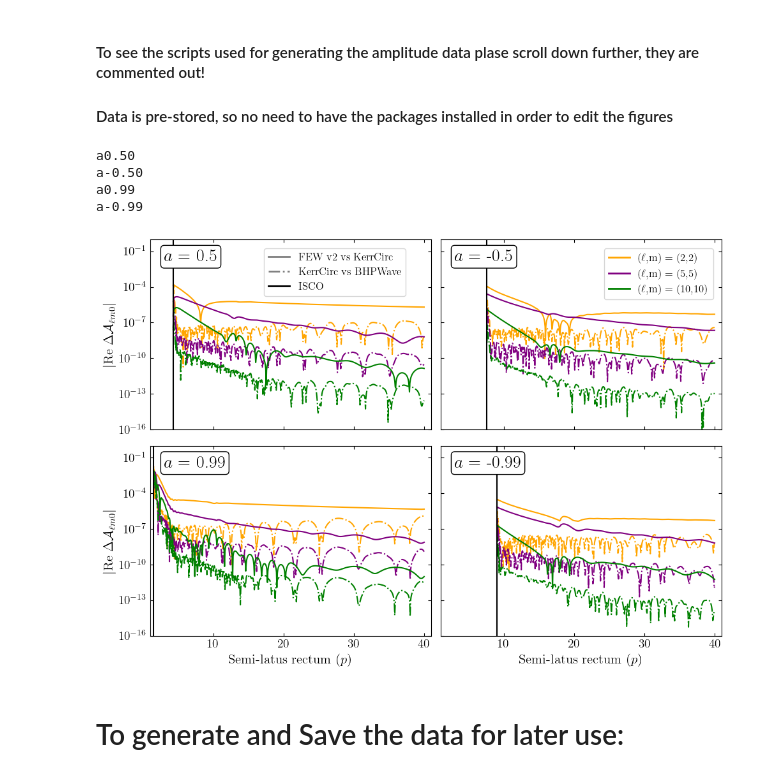
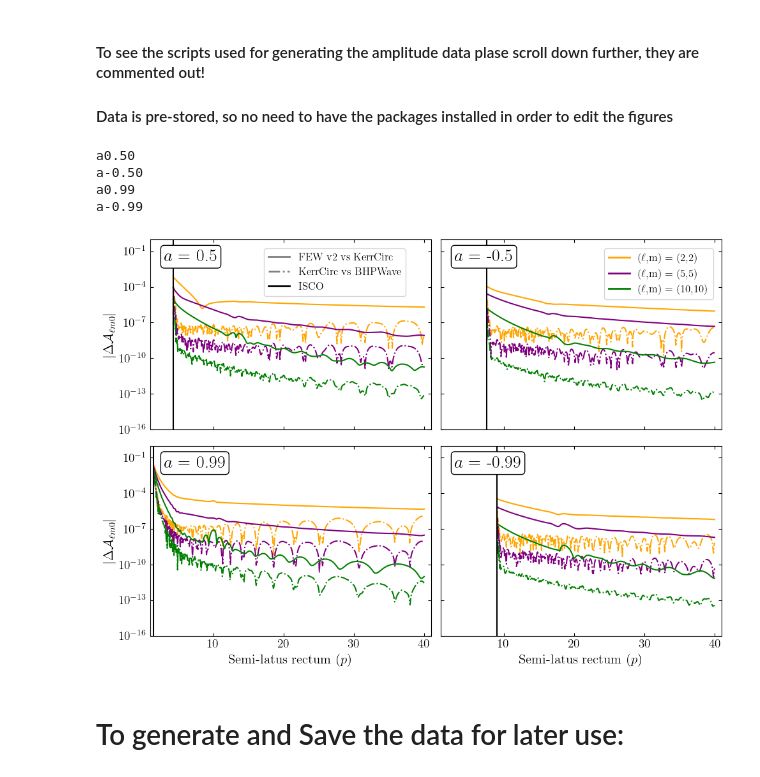
Before and after one commit to Hassankh92/KerrEccentricEquatorialFigures, a Jupyter notebook: scripts/Validation/Cross_tests/Amplitudes_cross_check(Fig23).ipynb, the cells around one changed output. Cells and saved outputs as stored; diff of their text form; code cells hidden in the pictures.

Commit message:
updated the comparison plots with new labels, renamed the notebooks

```diff
--- a/scripts/Validation/Cross_tests/Amplitudes_cross_check(Fig23).ipynb
+++ b/scripts/Validation/Cross_tests/Amplitudes_cross_check(Fig23).ipynb
@@ -143,9 +143,9 @@ for i,a in enumerate(a_arr):
         zach_modes_Kerr = kerr_zach_amps[key_spin]["zach_modes_Kerr"][f"l{l}_m{m}"]
         zach_modes_Kerr = zach_modes_Kerr[:,1] + 1j*zach_modes_Kerr[:,2] #### complex
 
-        modes_KerrCirc = modes_KerrCirc.real
-        modes_Kerr = modes_Kerr.real
-        zach_modes_Kerr = zach_modes_Kerr.real
+        modes_KerrCirc = modes_KerrCirc#.real
+        modes_Kerr = modes_Kerr#.real
+        zach_modes_Kerr = zach_modes_Kerr#.real
 
 
         err_KerrEcc_KerrCirc = abs((modes_KerrCirc - modes_Kerr))# / modes_Kerr)
@@ -162,7 +162,8 @@ for i,a in enumerate(a_arr):
     ax[i].set_yscale("log")
     if i==0 or i==2:
         # ax[i].set_ylabel(r"$ \mathrm{Re} \ A_{\ell m 0}$ absolute error", fontsize = label_fontsize)
-        ax[i].set_ylabel(r"$ |\mathrm{Re} \ \Delta\mathcal{A}_{\ell m 0}|$", fontsize = label_fontsize)
+        # ax[i].set_ylabel(r"$ |\mathrm{Re} \ \Delta\mathcal{A}_{\ell m 0}|$", fontsize = label_fontsize)
+        ax[i].set_ylabel(r"$ |\Delta\mathcal{A}_{\ell m 0}|$", fontsize = label_fontsize)
 
     # ax[i].set_title(f"a = {a}", fontsize = title_fontsize)
     # ax[i].text(0.98,0.95, f"a = {a}", fontsize = title_fontsize,ha='right', va='top', transform=ax[i].transAxes)
@@ -203,34 +204,34 @@ style_lines = [
 mode_lines = [
     Line2D([0], [0], color=c[0], lw=2, label=r"($\ell$,m) = (2,2)"),
     Line2D([0], [0], color=c[1], lw=2, label=r"($\ell$,m) = (5,5)"),
     Line2D([0], [0], color=c[2], lw=2, label=r"($\ell$,m) = (10,10)")
 ]
 
 
 # fig.legend(handles=style_lines, loc='upper left', bbox_to_anchor=(0.11, 0.968),
 #            ncol=1, fontsize=legend_fontsize)
 
 # fig.legend(handles=mode_lines, loc='upper right', bbox_to_anchor=(0.78, 0.968),
 #            ncol=1, fontsize=legend_fontsize)
 fig.legend(handles=style_lines, loc='upper left', bbox_to_anchor=(0.26, 0.97),
            ncol=1, fontsize=legend_fontsize)
 
 fig.legend(handles=mode_lines, loc='upper right', bbox_to_anchor=(0.98, 0.97),
            ncol=1, fontsize=legend_fontsize)
 
 
 
 plt.subplots_adjust( wspace=0.03, hspace=0.05)
 
 
 plt.tight_layout()
 plt.savefig(path + f"amp_err.pdf", transparent=False)
 # %% [output]
 a0.50
 a-0.50
 a0.99
 a-0.99
-[figure, old version]
+[figure, new version]
 # %% [markdown]
 # To generate and Save the data for later use:
 # %%
```
